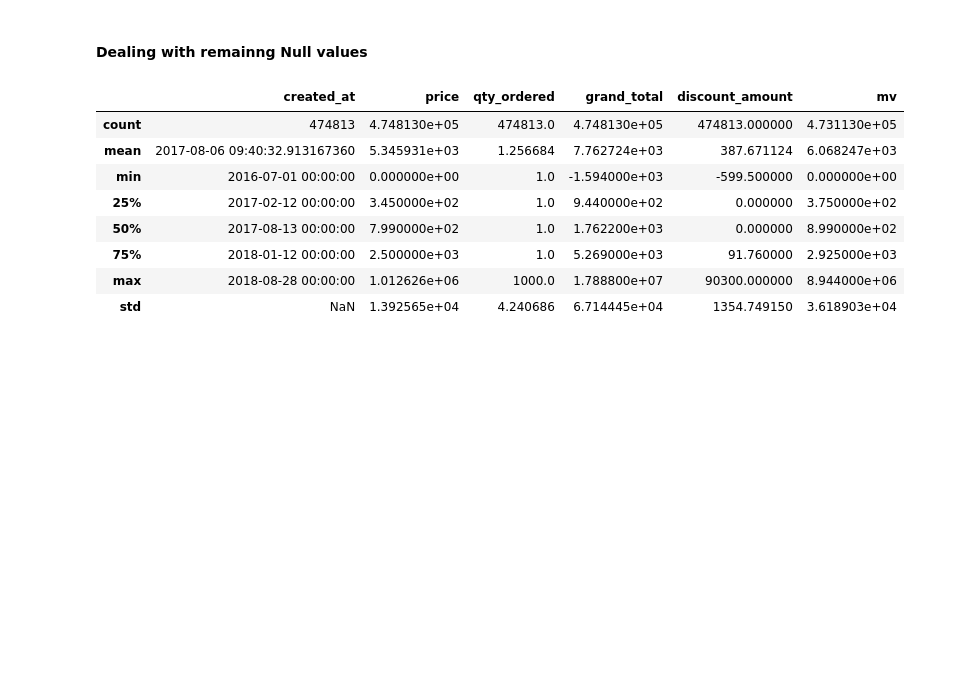
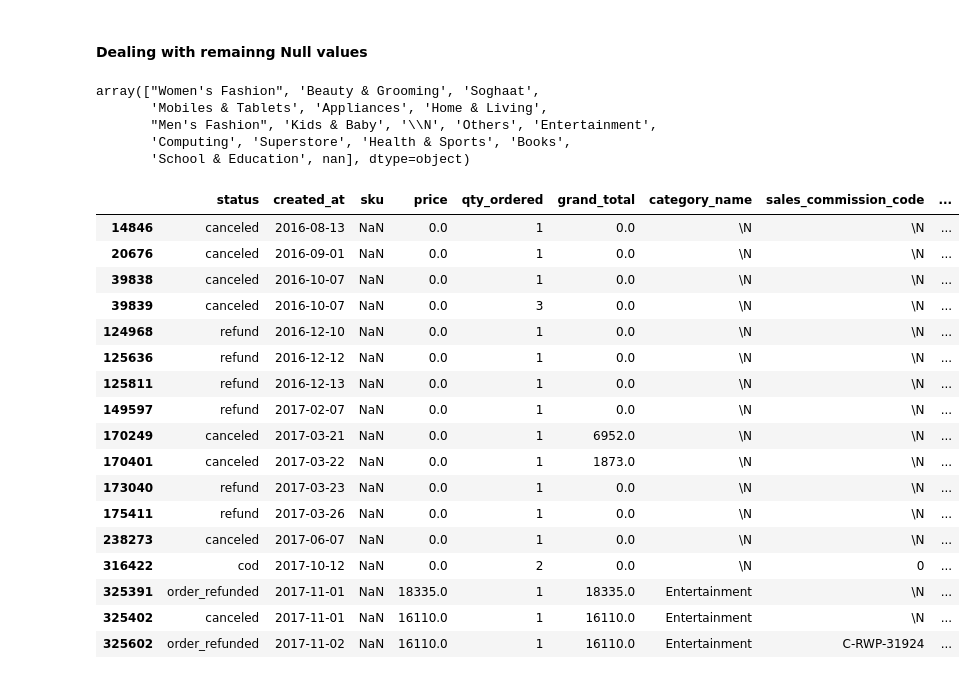
Before and after one commit to alikhanloodhe/Exploratory-and-Explanatory-Data-Analaysis-Data-Visualization, a Jupyter notebook: analysis_Pakistan_e-commerce.ipynb, the cells around one changed output. Cells and saved outputs as stored; diff of their text form; code cells hidden in the pictures; blank space fills up the shorter version.

```diff
--- a/analysis_Pakistan_e-commerce.ipynb
+++ b/analysis_Pakistan_e-commerce.ipynb
@@ -295,15 +283,33 @@ fy                            0
 dtype: int64
 # %% [markdown]
 #### Dealing with remainng Null values
-# %%
-df.describe()
-# %% [output]
-|  | created_at | price | qty_ordered | grand_total | discount_amount | mv |
-| count | 474813 | 4.748130e+05 | 474813.0 | 4.748130e+05 | 474813.000000 | 4.731130e+05 |
-| mean | 2017-08-06 09:40:32.913167360 | 5.345931e+03 | 1.256684 | 7.762724e+03 | 387.671124 | 6.068247e+03 |
-| min | 2016-07-01 00:00:00 | 0.000000e+00 | 1.0 | -1.594000e+03 | -599.500000 | 0.000000e+00 |
-| 25% | 2017-02-12 00:00:00 | 3.450000e+02 | 1.0 | 9.440000e+02 | 0.000000 | 3.750000e+02 |
-| 50% | 2017-08-13 00:00:00 | 7.990000e+02 | 1.0 | 1.762200e+03 | 0.000000 | 8.990000e+02 |
-| 75% | 2018-01-12 00:00:00 | 2.500000e+03 | 1.0 | 5.269000e+03 | 91.760000 | 2.925000e+03 |
-| max | 2018-08-28 00:00:00 | 1.012626e+06 | 1000.0 | 1.788800e+07 | 90300.000000 | 8.944000e+06 |
-| std | NaN | 1.392565e+04 | 4.240686 | 6.714445e+04 | 1354.749150 | 3.618903e+04 |
+# %%
+## To resovle \\N and nan values
+df['category_name'].unique()
+# %% [output]
+array(["Women's Fashion", 'Beauty & Grooming', 'Soghaat',
+       'Mobiles & Tablets', 'Appliances', 'Home & Living',
+       "Men's Fashion", 'Kids & Baby', '\\N', 'Others', 'Entertainment',
+       'Computing', 'Superstore', 'Health & Sports', 'Books',
+       'School & Education', nan], dtype=object)
+# %%
+df[df['sku'].isnull()]
+# %% [output]
+|  | status | created_at | sku | price | qty_ordered | grand_total | category_name | sales_commission_code | ... |
+| 14846 | canceled | 2016-08-13 | NaN | 0.0 | 1 | 0.0 | \N | \N | ... |
+| 20676 | canceled | 2016-09-01 | NaN | 0.0 | 1 | 0.0 | \N | \N | ... |
+| 39838 | canceled | 2016-10-07 | NaN | 0.0 | 1 | 0.0 | \N | \N | ... |
+| 39839 | canceled | 2016-10-07 | NaN | 0.0 | 3 | 0.0 | \N | \N | ... |
+| 124968 | refund | 2016-12-10 | NaN | 0.0 | 1 | 0.0 | \N | \N | ... |
+| 125636 | refund | 2016-12-12 | NaN | 0.0 | 1 | 0.0 | \N | \N | ... |
+| 125811 | refund | 2016-12-13 | NaN | 0.0 | 1 | 0.0 | \N | \N | ... |
+| 149597 | refund | 2017-02-07 | NaN | 0.0 | 1 | 0.0 | \N | \N | ... |
+| 170249 | canceled | 2017-03-21 | NaN | 0.0 | 1 | 6952.0 | \N | \N | ... |
+| 170401 | canceled | 2017-03-22 | NaN | 0.0 | 1 | 1873.0 | \N | \N | ... |
+| 173040 | refund | 2017-03-23 | NaN | 0.0 | 1 | 0.0 | \N | \N | ... |
+| 175411 | refund | 2017-03-26 | NaN | 0.0 | 1 | 0.0 | \N | \N | ... |
+| 238273 | canceled | 2017-06-07 | NaN | 0.0 | 1 | 0.0 | \N | \N | ... |
+| 316422 | cod | 2017-10-12 | NaN | 0.0 | 2 | 0.0 | \N | 0 | ... |
+| 325391 | order_refunded | 2017-11-01 | NaN | 18335.0 | 1 | 18335.0 | Entertainment | \N | ... |
+| 325402 | canceled | 2017-11-01 | NaN | 16110.0 | 1 | 16110.0 | Entertainment | \N | ... |
+| 325602 | order_refunded | 2017-11-02 | NaN | 16110.0 | 1 | 16110.0 | Entertainment | C-RWP-31924 | ... |
```
Also changed, not shown: parts of 30 cells of this notebook.
